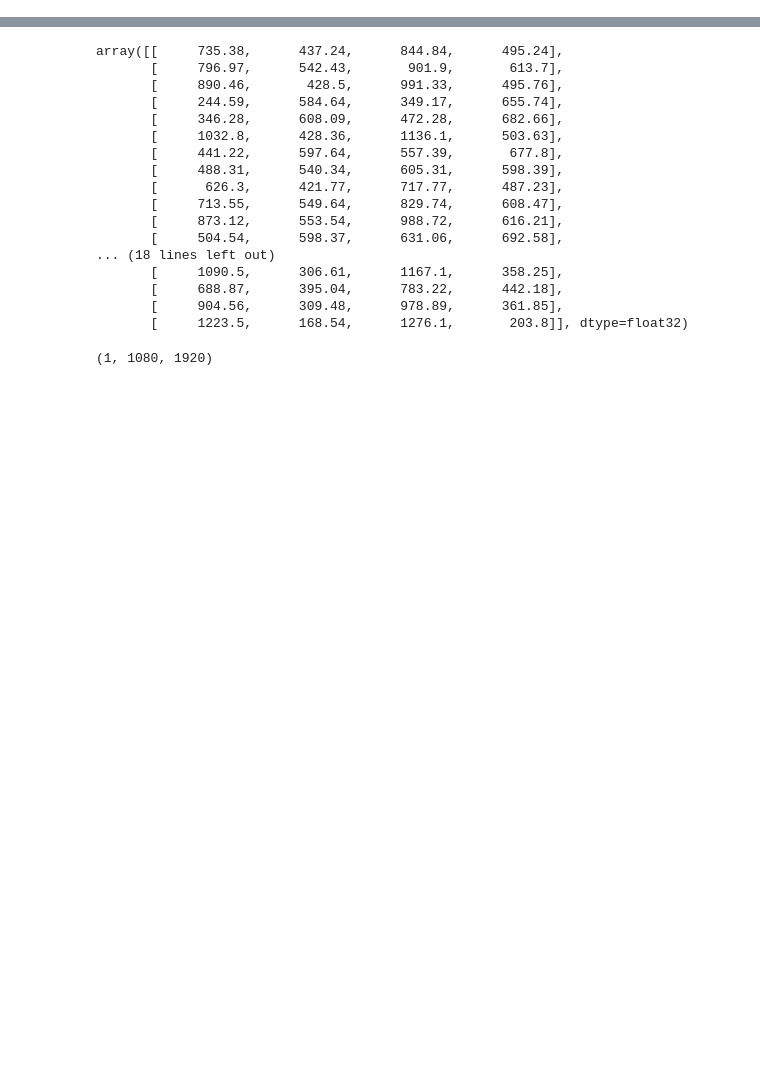
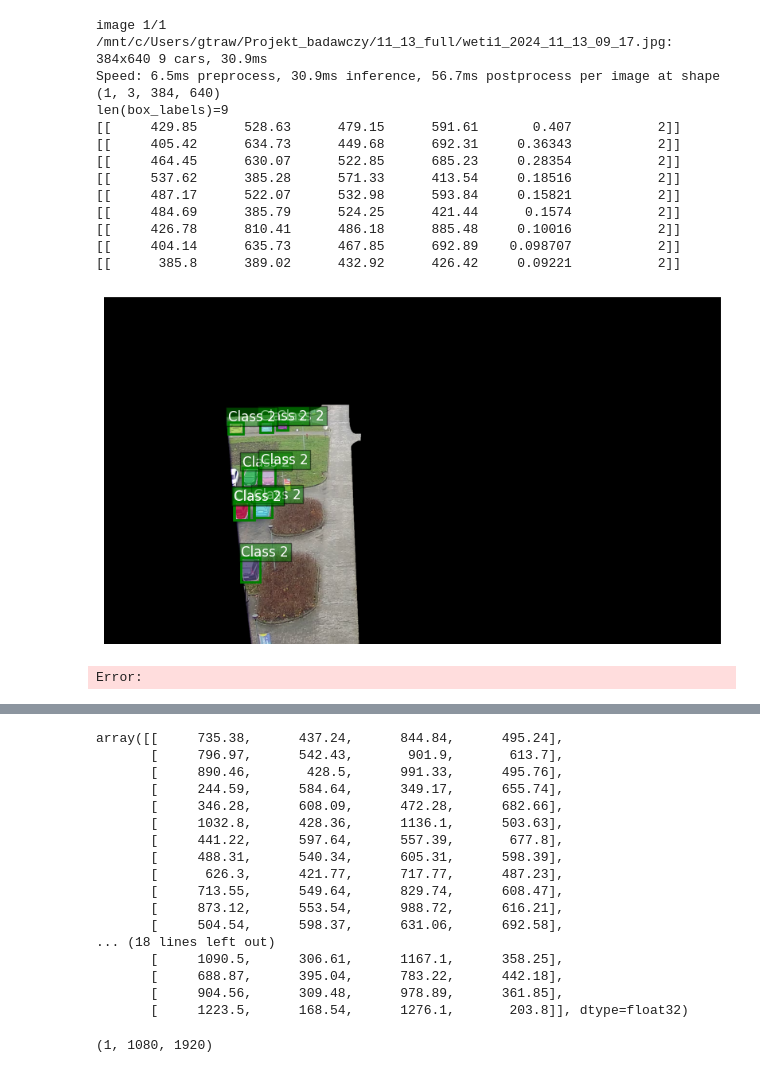
Before and after one commit to Trawirr/ParkingApp, a Jupyter notebook: evaluation/yolo_sam_eval.ipynb, the cells around one changed output, grey strips where cells are left out. Cells and saved outputs as stored; diff of their text form; code cells hidden in the pictures; blank space fills up the shorter version.

```diff
--- a/evaluation/yolo_sam_eval.ipynb
+++ b/evaluation/yolo_sam_eval.ipynb
@@ -79,3 +80,48 @@ image_path = r"/mnt/c/Users/gtraw/Projekt_badawczy/dataset_11_12/weti2_2024_11_1
+# %%
+# TEST TEST
+results = model_yolo.predict(image_path, classes=[2, 3, 5], conf=0.05)
+image_bgr = cv2.imread(image_path)
+image_rgb = cv2.cvtColor(image_bgr, cv2.COLOR_BGR2RGB)
+predictor.set_image(image_rgb)
+
+input_boxes = np.array([bbox.data.cpu().numpy()[0][:4] for bbox in results[0].boxes])
+box_labels = [f"Class {int(results[0].boxes[i].cls)}"
+            for i in range(len(results[0].boxes))]
+
+print(f"{len(box_labels)=}")
+for res in results[0].boxes:
+    print(res.data.cpu().numpy())
+
+masks, _, _ = predictor.predict(
+    point_coords=None,
+    point_labels=None,
+    box=input_boxes,
+    multimask_output=False,
+)
+
+plt.figure(figsize=(10, 10))
+plt.imshow(image_rgb)
+for mask in masks:
+    show_mask(mask.squeeze(0), plt.gca(), random_color=True)
+for i, box in enumerate(input_boxes):
+    show_box(box, plt.gca(), label=box_labels[i])
+plt.axis('off')
+plt.show()
+# %% [output]
+image 1/1 /mnt/c/Users/gtraw/Projekt_badawczy/11_13_full/weti1_2024_11_13_09_17.jpg: 384x640 9 cars, 30.9ms
+Speed: 6.5ms preprocess, 30.9ms inference, 56.7ms postprocess per image at shape (1, 3, 384, 640)
+len(box_labels)=9
+[[     429.85      528.63      479.15      591.61       0.407           2]]
+[[     405.42      634.73      449.68      692.31     0.36343           2]]
+[[     464.45      630.07      522.85      685.23     0.28354           2]]
+[[     537.62      385.28      571.33      413.54     0.18516           2]]
+[[     487.17      522.07      532.98      593.84     0.15821           2]]
+[[     484.69      385.79      524.25      421.44      0.1574           2]]
+[[     426.78      810.41      486.18      885.48     0.10016           2]]
+[[     404.14      635.73      467.85      692.89    0.098707           2]]
+[[      385.8      389.02      432.92      426.42     0.09221           2]]
+[figure, added]
+Error:
 # %%
 results = model_yolo.predict(image_path, classes=[2, 3, 5, 7], conf=0.05)
 image_bgr = cv2.imread(image_path)
```
Also changed, not shown: parts of 11 cells of this notebook, 2 other files.
